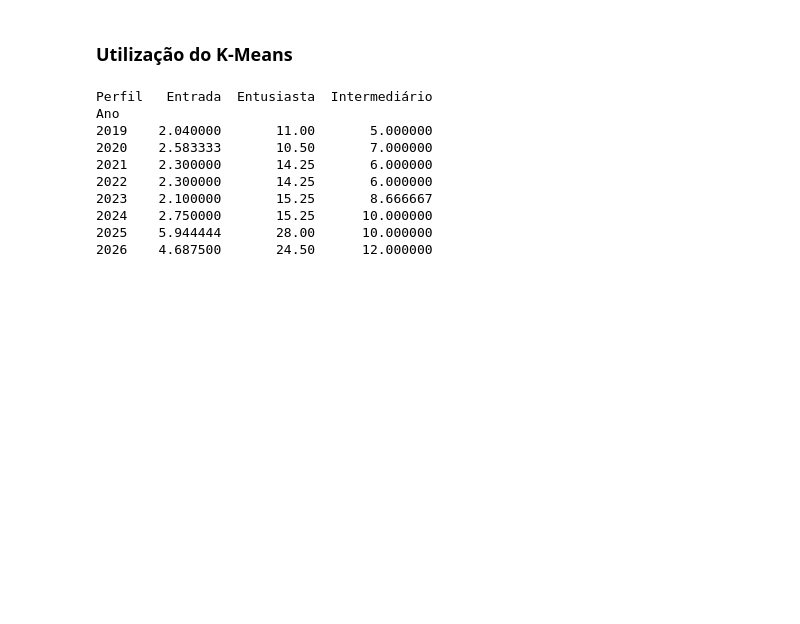
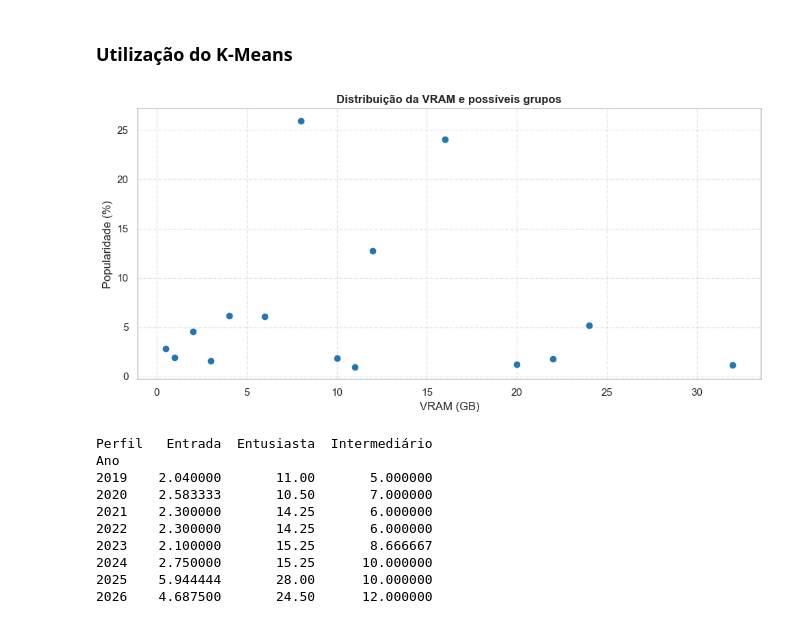
Before and after one commit to caiopaiva92/Trabalho-ICD-, a Jupyter notebook: Análise dos dados/EDA_dados_anuais_unificados.ipynb, the cells around one changed output. Cells and saved outputs as stored; diff of their text form; code cells hidden in the pictures; blank space fills up the shorter version.

```diff
--- a/Análise dos dados/EDA_dados_anuais_unificados.ipynb
+++ b/Análise dos dados/EDA_dados_anuais_unificados.ipynb
@@ -256,16 +254,16 @@ plt.show()
 from sklearn.cluster import KMeans
 from sklearn.preprocessing import StandardScaler
 # %%
-tier_pct = tier_pct[tier_pct['Tier'] != 'Outros']
-tier_pct['Tier'] = pd.to_numeric(tier_pct['Tier'], errors='coerce')
-tier_pct = tier_pct.dropna(subset=['Tier'])
+df_vram = df_vram[df_vram['Tier'] != 'Outros']
+df_vram['Tier'] = pd.to_numeric(df_vram['Tier'], errors='coerce')
+df_vram = df_vram.dropna(subset=['Tier'])
 # %%
 df_perfis_historico = []
 
 
-for ano in tier_pct['Ano'].unique():
+for ano in df_vram['Ano'].unique():
     # 1. Filtrar os dados do ano atual
-    df_ano = tier_pct[tier_pct['Ano'] == ano].copy()
+    df_ano = df_vram[df_vram['Ano'] == ano].copy()
 
     scaler = StandardScaler()
     X_escalado = scaler.fit_transform(df_ano[['Tier', 'Porcentagens']])
@@ -287,6 +285,32 @@ for ano in tier_pct['Ano'].unique():
 
 # Junta todos os anos transformados de volta
 df_final_clusterizado = pd.concat(df_perfis_historico)
+# %%
+import matplotlib.pyplot as plt
+
+df_simples = df_final_clusterizado[df_final_clusterizado['Ano'] == 2026]
+
+
+plt.figure(figsize=(10, 5))
+
+
+plt.scatter(
+    df_simples['Tier'],
+    df_simples['Porcentagens'],
+    color='#1f77b4',
+)
+
+
+plt.title('Distribuição da VRAM e possíveis grupos', fontsize=12, fontweight='bold')
+plt.xlabel('VRAM (GB)')
+plt.ylabel('Popularidade (%)')
+plt.grid(True, linestyle='--', alpha=0.5)
+
+
+plt.tight_layout()
+plt.show()
+# %% [output]
+[figure, added]
 # %%
 evolucao_vram = df_final_clusterizado.groupby(['Ano', 'Perfil'])['Tier'].mean().unstack()
 print(evolucao_vram)
```
Also changed, not shown: parts of 10 cells of this notebook.
